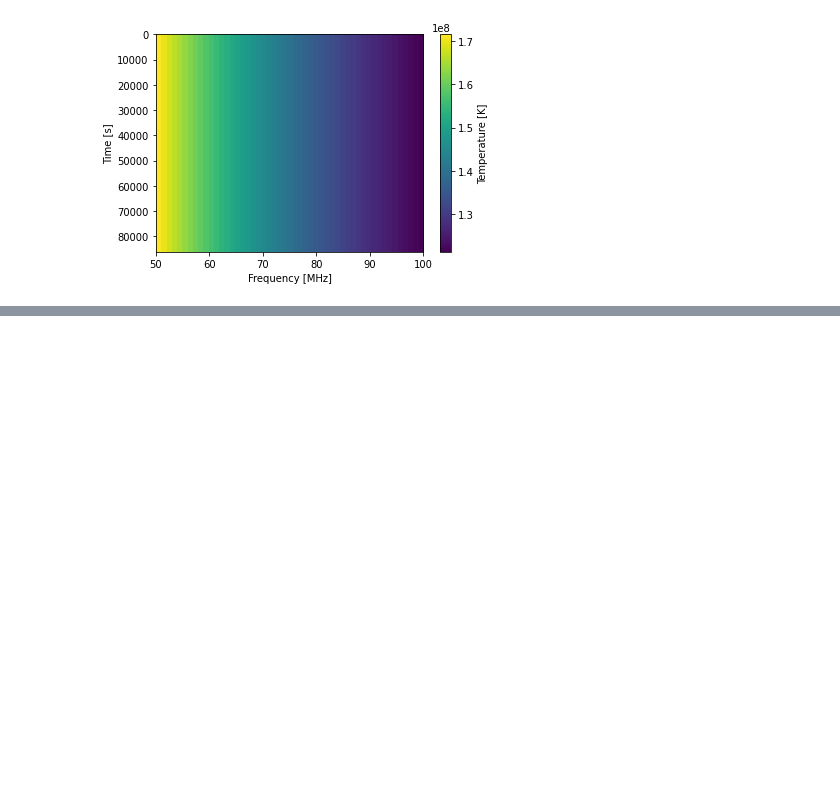
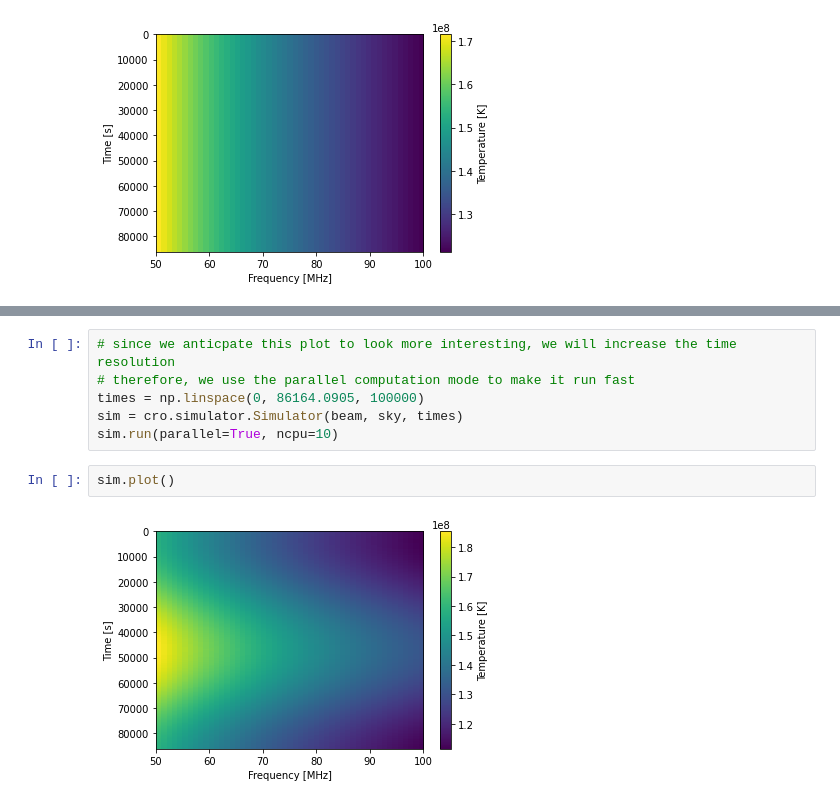
Before and after one commit to christianhbye/croissant, a Jupyter notebook: notebooks/example_sim.ipynb, the cells around one changed output, grey strips where cells are left out. Drawn from its saved outputs; the diff is of its cells as text; blank space fills up the shorter version.

```diff
--- a/notebooks/example_sim.ipynb
+++ b/notebooks/example_sim.ipynb
@@ -75,0 +84,10 @@ sim.plot()
+# %%
+# since we anticpate this plot to look more interesting, we will increase the time resolution
+# therefore, we use the parallel computation mode to make it run fast
+times = np.linspace(0, 86164.0905, 100000)
+sim = cro.simulator.Simulator(beam, sky, times)
+sim.run(parallel=True, ncpu=10)
+# %%
+sim.plot()
+# %% [output]
+[figure, added]
```
Also changed, not shown: parts of 6 cells of this notebook.
